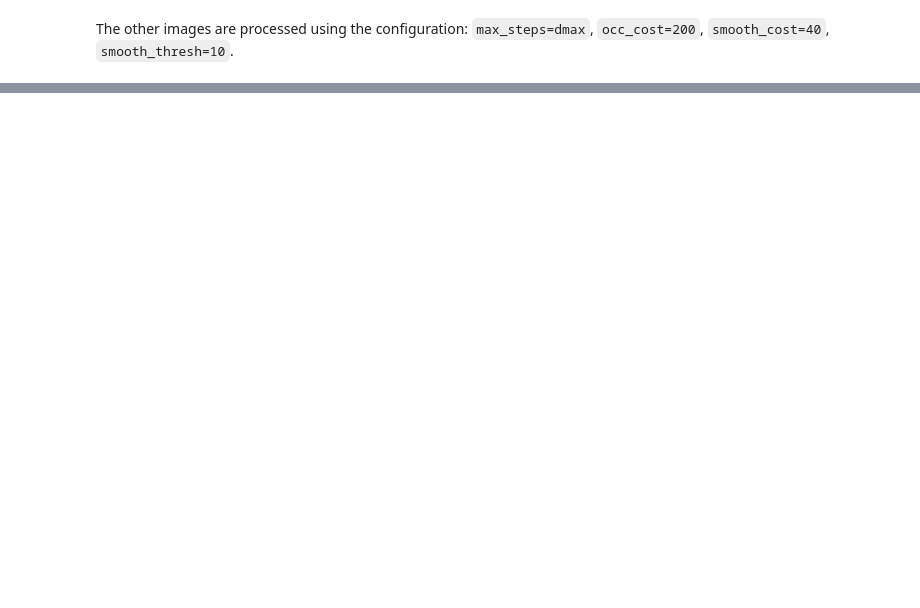
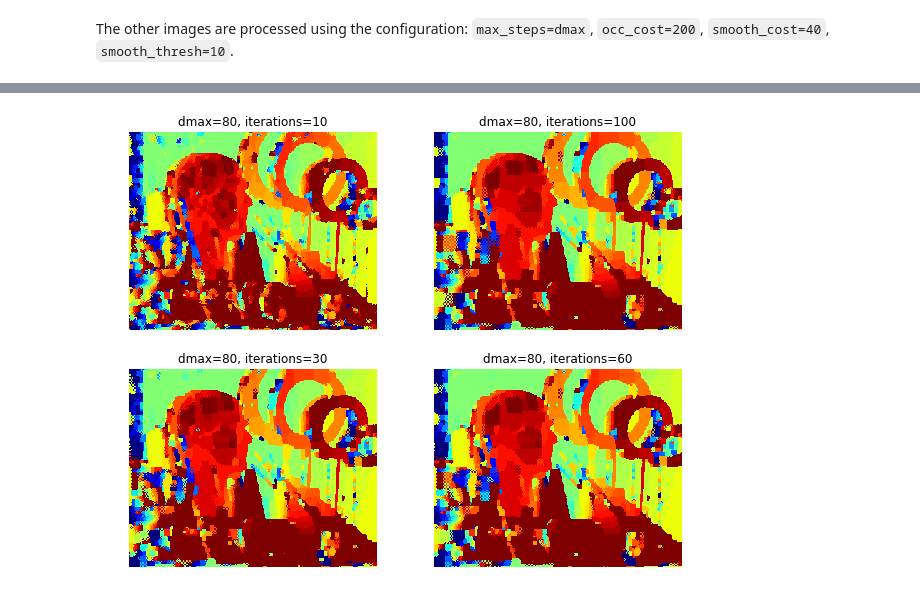
Before and after one commit to Af4rinz/pgm-stereo, a Jupyter notebook: StereoReconstruction.ipynb, the cells around one changed output, grey strips where cells are left out. Drawn from its saved outputs; the diff is of its cells as text; code cells hidden in the pictures; blank space fills up the shorter version.

```diff
--- a/StereoReconstruction.ipynb
+++ b/StereoReconstruction.ipynb
@@ -304,0 +392,17 @@ url = {https://vision.middlebury.edu/stereo/data/scenes2005/}
+# %%
+fig, axs = plt.subplots(2, 2, figsize=(10, 8))
+lbp_disp = {}
+
+for file in os.listdir('./output/'):
+    if file.startswith('Art_lbp'):
+        lbp_disp[file] = (cv2.imread(f'./output/{file}', cv2.IMREAD_GRAYSCALE))
+
+for i, k in enumerate(lbp_disp.keys()):
+    info = k.split('_')
+    info[3] = info[3][:-4]
+    axs[i//2, i%2].imshow(lbp_disp[k], cmap='jet')
+    axs[i//2, i%2].axis('off')
+    axs[i//2, i%2].set_title(f'dmax={info[2]}, iterations={info[3]}', fontsize=12)
+plt.show()
+# %% [output]
+[figure, added]
```
Also changed, not shown: parts of 28 cells of this notebook, 20 other files.
